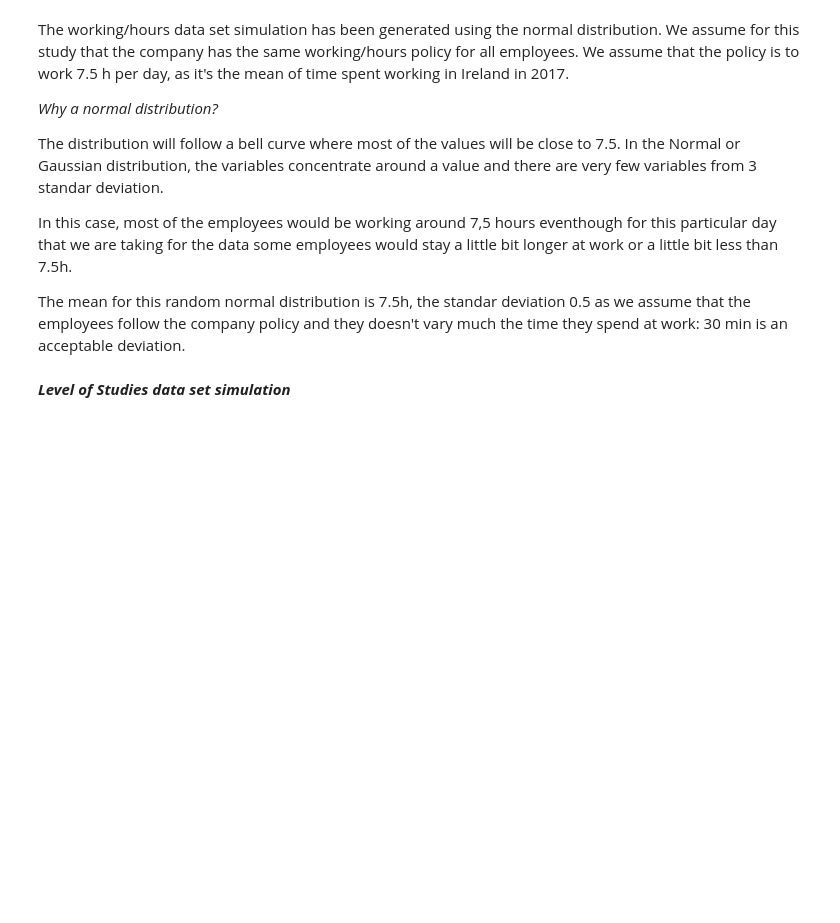
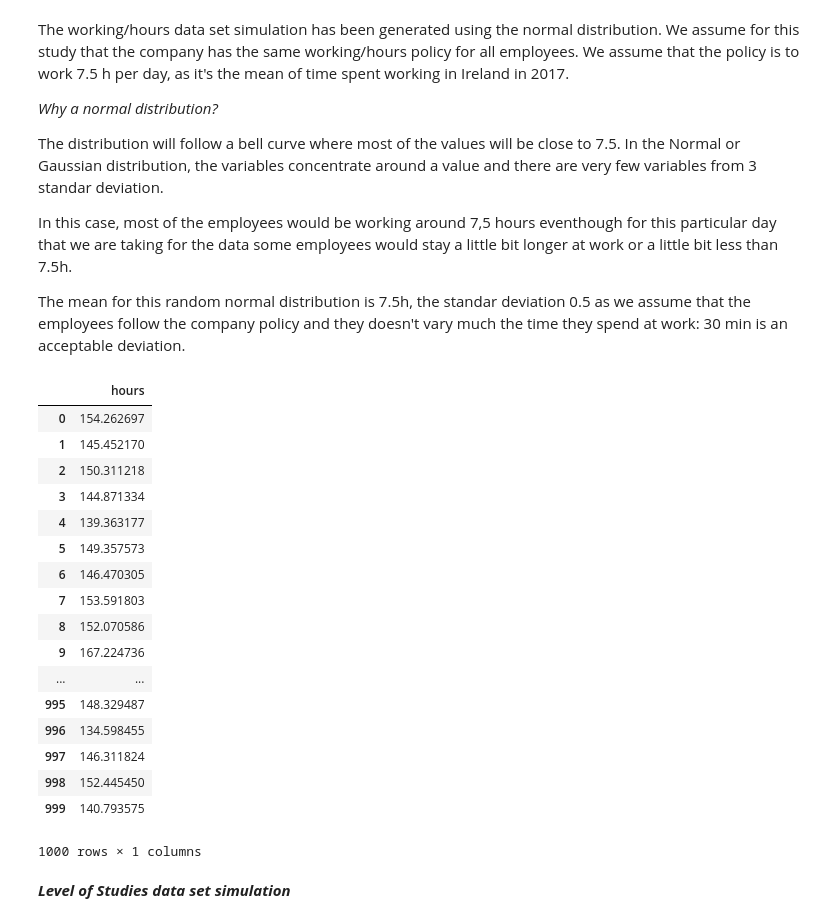
Before and after one commit to Nayade2lu/programming-data-a-project, a Jupyter notebook: Programming for data analysis Project.ipynb, the cells around one changed output. Saved outputs shown, nothing was run; the diff lists cells and outputs as text; code cells hidden in the pictures; blank space fills up the shorter version.

```diff
--- a/Programming for data analysis Project.ipynb
+++ b/Programming for data analysis Project.ipynb
@@ -228,6 +233,28 @@ The distribution will follow a bell curve where most of the values will be close
 In this case, most of the employees would be working around 7,5 hours eventhough for this particular day that we are taking for the data some employees would stay a little bit longer at work or a little bit less than 7.5h.
 
 The mean for this random normal distribution is 7.5h, the standar deviation 0.5 as we assume that the employees follow the company policy and they doesn't vary much the time they spend at work: 30 min is an acceptable deviation.
+# %%
+hours_month= hours * 20
+hours_month
+# %% [output]
+|  | hours |
+| 0 | 154.262697 |
+| 1 | 145.452170 |
+| 2 | 150.311218 |
+| 3 | 144.871334 |
+| 4 | 139.363177 |
+| 5 | 149.357573 |
+| 6 | 146.470305 |
+| 7 | 153.591803 |
+| 8 | 152.070586 |
+| 9 | 167.224736 |
+| ... | ... |
+| 995 | 148.329487 |
+| 996 | 134.598455 |
+| 997 | 146.311824 |
+| 998 | 152.445450 |
+| 999 | 140.793575 |
+1000 rows × 1 columns
 # %% [markdown]
 _**Level of Studies data set simulation**_
 # %% [markdown]
```
Also changed, not shown: parts of 25 cells of this notebook.
